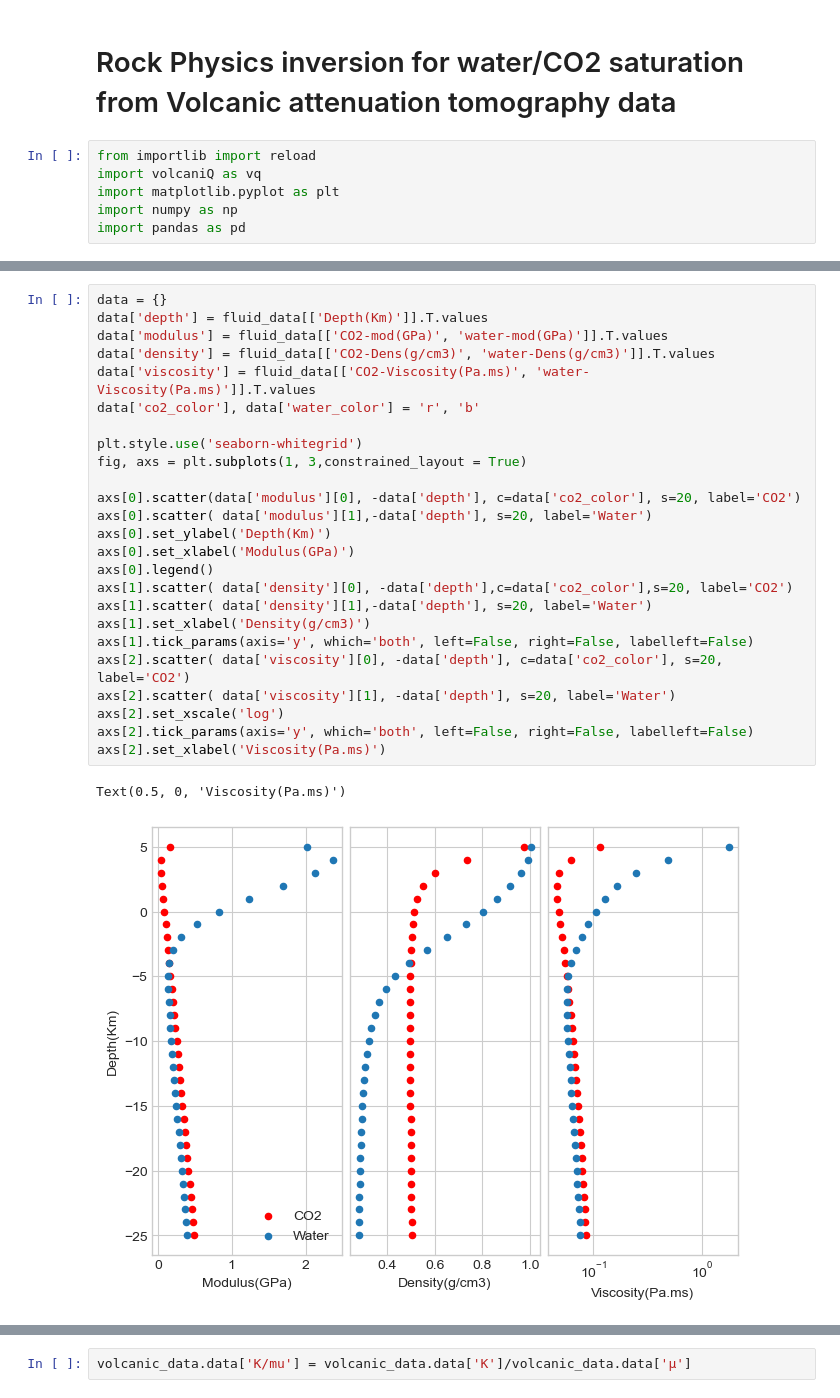
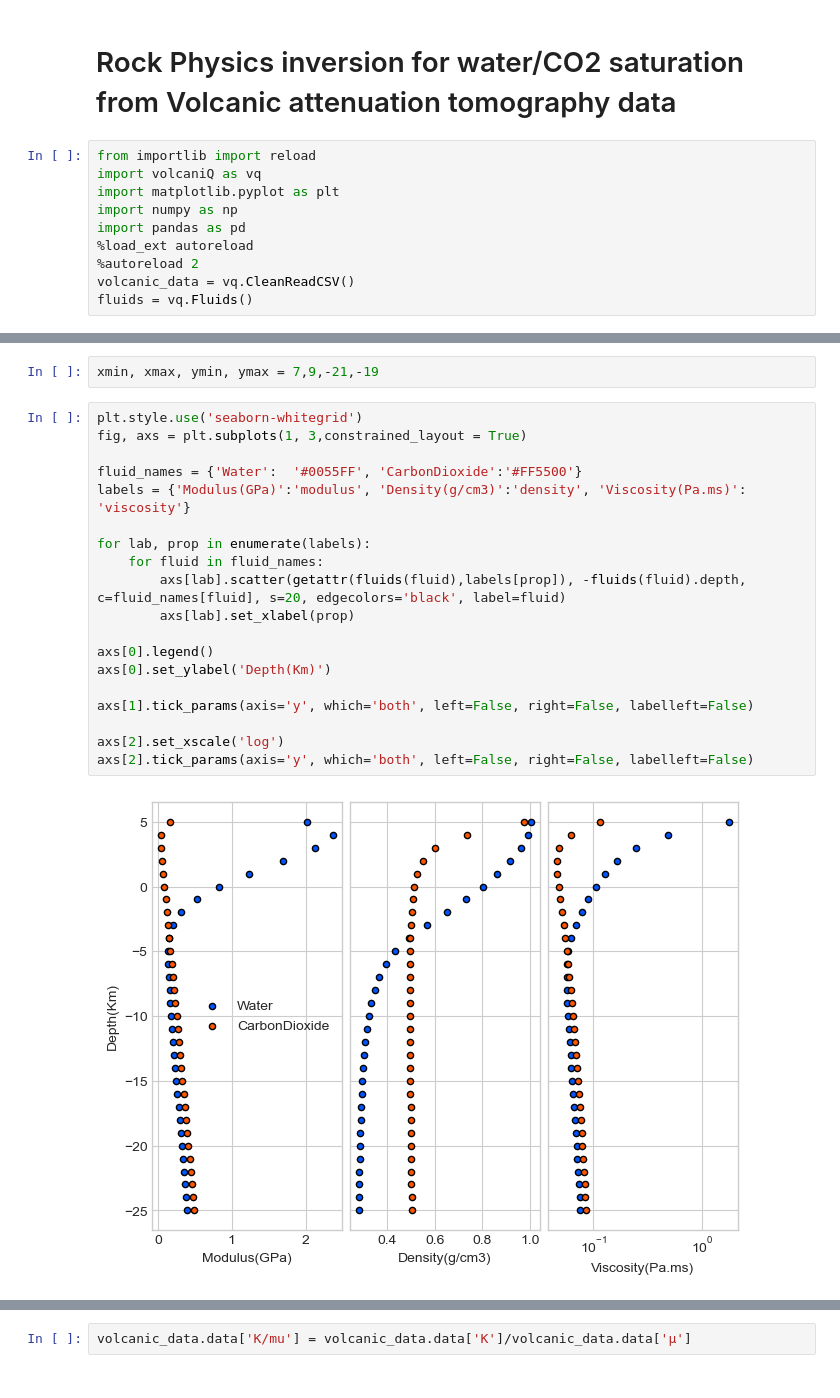
Before and after one commit to gpap-gpap/volcaniQ, a Jupyter notebook: volcanic_notebook.ipynb, the cells around one changed output, grey strips where cells are left out. Cells and saved outputs as stored; diff of their text form.

```diff
--- a/volcanic_notebook.ipynb
+++ b/volcanic_notebook.ipynb
@@ -6,3 +6,7 @@ import volcaniQ as vq
 import matplotlib.pyplot as plt
 import numpy as np
 import pandas as pd
+%load_ext autoreload
+%autoreload 2
+volcanic_data = vq.CleanReadCSV()
+fluids = vq.Fluids()
@@ -13,28 +13,23 @@ fluid_data=pd.read_csv('fluid_data.csv')
-# %%
-data = {}
-data['depth'] = fluid_data[['Depth(Km)']].T.values
-data['modulus'] = fluid_data[['CO2-mod(GPa)', 'water-mod(GPa)']].T.values
-data['density'] = fluid_data[['CO2-Dens(g/cm3)', 'water-Dens(g/cm3)']].T.values
-data['viscosity'] = fluid_data[['CO2-Viscosity(Pa.ms)', 'water-Viscosity(Pa.ms)']].T.values
-data['co2_color'], data['water_color'] = 'r', 'b'
-
-plt.style.use('seaborn-whitegrid')
-fig, axs = plt.subplots(1, 3,constrained_layout = True)
-
-axs[0].scatter(data['modulus'][0], -data['depth'], c=data['co2_color'], s=20, label='CO2')
-axs[0].scatter( data['modulus'][1],-data['depth'], s=20, label='Water')
-axs[0].set_ylabel('Depth(Km)')
-axs[0].set_xlabel('Modulus(GPa)')
-axs[0].legend()
-axs[1].scatter( data['density'][0], -data['depth'],c=data['co2_color'],s=20, label='CO2')
-axs[1].scatter( data['density'][1],-data['depth'], s=20, label='Water')
-axs[1].set_xlabel('Density(g/cm3)')
-axs[1].tick_params(axis='y', which='both', left=False, right=False, labelleft=False)
-axs[2].scatter( data['viscosity'][0], -data['depth'], c=data['co2_color'], s=20, label='CO2')
-axs[2].scatter( data['viscosity'][1], -data['depth'], s=20, label='Water')
-axs[2].set_xscale('log')
-axs[2].tick_params(axis='y', which='both', left=False, right=False, labelleft=False)
-axs[2].set_xlabel('Viscosity(Pa.ms)')
-# %% [output]
-Text(0.5, 0, 'Viscosity(Pa.ms)')
-[figure, removed]
+# %%
+xmin, xmax, ymin, ymax = 7,9,-21,-19
+# %%
+plt.style.use('seaborn-whitegrid')
+fig, axs = plt.subplots(1, 3,constrained_layout = True)
+
+fluid_names = {'Water':  '#0055FF', 'CarbonDioxide':'#FF5500'}
+labels = {'Modulus(GPa)':'modulus', 'Density(g/cm3)':'density', 'Viscosity(Pa.ms)': 'viscosity'}
+
+for lab, prop in enumerate(labels):
+    for fluid in fluid_names:
+        axs[lab].scatter(getattr(fluids(fluid),labels[prop]), -fluids(fluid).depth, c=fluid_names[fluid], s=20, edgecolors='black', label=fluid)
+        axs[lab].set_xlabel(prop)
+
+axs[0].legend()
+axs[0].set_ylabel('Depth(Km)')
+
+axs[1].tick_params(axis='y', which='both', left=False, right=False, labelleft=False)
+
+axs[2].set_xscale('log')
+axs[2].tick_params(axis='y', which='both', left=False, right=False, labelleft=False)
+# %% [output]
+[figure, added]
```
Also changed, not shown: parts of 6 cells of this notebook, 1 other file.
